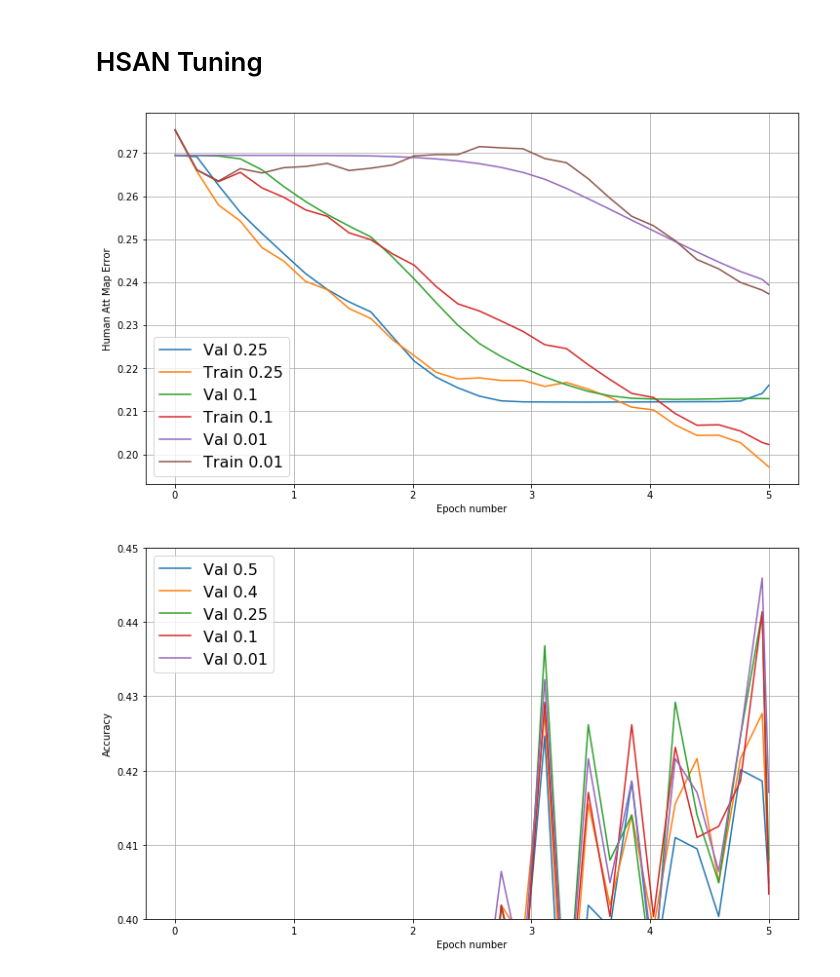
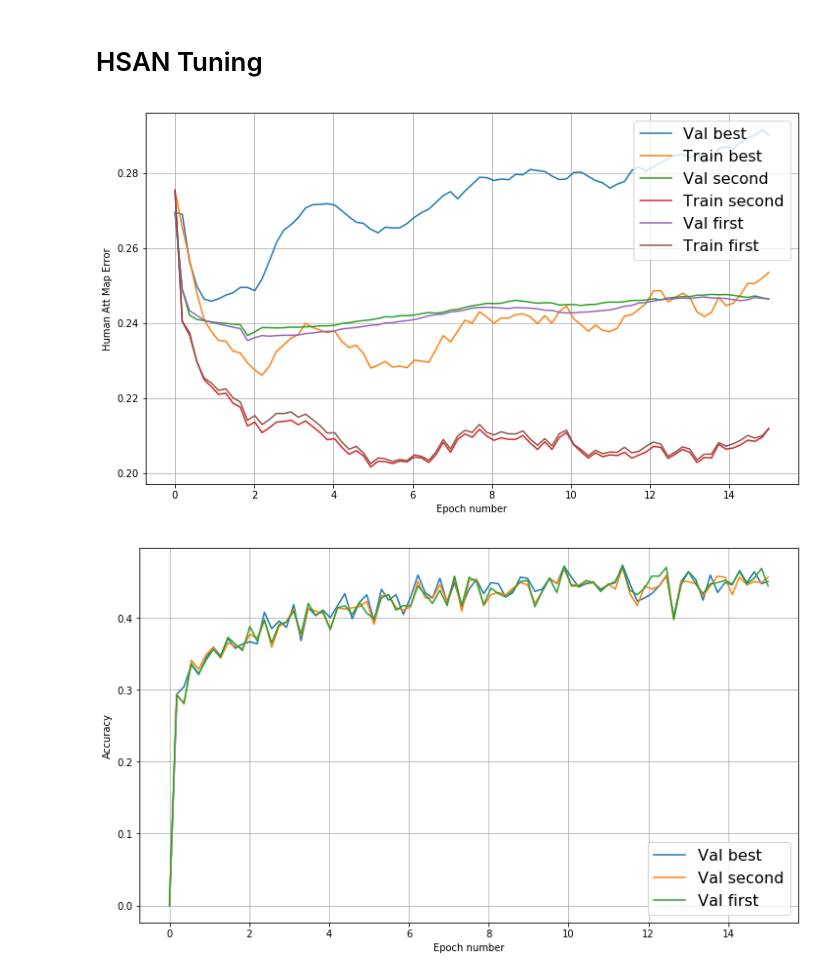
Before and after one commit to goncalomcorreia/vqa_human_attention, a Jupyter notebook: Plots.ipynb, the cells around one changed output. Saved outputs shown, nothing was run; the diff lists cells and outputs as text; code cells hidden in the pictures.

Commit message:
Plots

```diff
--- a/Plots.ipynb
+++ b/Plots.ipynb
@@ -378,10 +378,11 @@ x_axis_sub_train = []
 acc_train = []
 err_train = []
 err_map_train = []
-labels = ['0.5', '0.4', '0.25', '0.1', '0.01']
+labels = ['best', 'second', 'first']
 
-plot_dir = '/afs/inf.ed.ac.uk/user/s16/s1670404/vqa_human_attention/expt/tuning/'
-plot = 'tune_hsan_deepfix_plot_details.npz'
+plot_dir = '/afs/inf.ed.ac.uk/group/synproc/Goncalo/expt/tuning/'
+
+plot = 'tune_hsan_deepfix_lmda_0.1_noLB_plot_details.npz'
 
 with np.load(plot_dir+plot) as data:
     err_valid.append(data['valid_error'])
@@ -394,8 +395,7 @@ with np.load(plot_dir+plot) as data:
     err_train.append(data['train_error'])
     acc_train.append(data['train_accuracy'])
 
-
-plot = 'tune_hsan_deepfix_lmda_0.4_plot_details.npz'
+plot = 'tune_hsan_deepfix_lmda_0.5_second_plot_details.npz'
 
 with np.load(plot_dir+plot) as data:
     err_valid.append(data['valid_error'])
@@ -408,7 +408,7 @@ with np.load(plot_dir+plot) as data:
     err_train.append(data['train_error'])
     acc_train.append(data['train_accuracy'])
 
-plot = 'tune_hsan_deepfix_lmda_0.25_plot_details.npz'
+plot = 'tune_hsan_deepfix_lmda_0.5_first_plot_details.npz'
 
 with np.load(plot_dir+plot) as data:
     err_valid.append(data['valid_error'])
@@ -420,59 +420,34 @@ with np.load(plot_dir+plot) as data:
     x_axis_main_train.append(data['main_x_axis'])
     err_train.append(data['train_error'])
     acc_train.append(data['train_accuracy'])
-
-plot = 'tune_hsan_deepfix_lmda_0.1_plot_details.npz'
-
-with np.load(plot_dir+plot) as data:
-    err_valid.append(data['valid_error'])
-    acc_valid.append(data['valid_accuracy'])
-    x_axis_valid.append(data['x_axis_epochs'])
-    err_map_valid.append(data['valid_error_map'])
-    err_map_train.append(data['train_error_map'])
-    x_axis_sub_train.append(data['sub_x_axis'])
-    x_axis_main_train.append(data['main_x_axis'])
-    err_train.append(data['train_error'])
-    acc_train.append(data['train_accuracy'])
-
-plot = 'tune_hsan_deepfix_lmda_0.01_plot_details.npz'
-
-with np.load(plot_dir+plot) as data:
-    err_valid.append(data['valid_error'])
-    acc_valid.append(data['valid_accuracy'])
-    x_axis_valid.append(data['x_axis_epochs'])
-    err_map_valid.append(data['valid_error_map'])
-    err_map_train.append(data['train_error_map'])
-    x_axis_sub_train.append(data['sub_x_axis'])
-    x_axis_main_train.append(data['main_x_axis'])
-    err_train.append(data['train_error'])
-    acc_train.append(data['train_accuracy'])
 # %%
 fig = plt.figure(figsize=(12, 7))
 ax1 = fig.add_subplot(1, 1, 1)
-for i in xrange(2, len(x_axis_valid)):
+for i in xrange(len(x_axis_valid)):
     ax1.plot(x_axis_valid[i], running_mean(err_map_valid[i],10), label='Val '+labels[i])
     ax1.plot(x_axis_sub_train[i], running_mean(err_map_train[i],10), label='Train '+labels[i])
 ax1.legend(loc=0,prop={'size':16})
 ax1.grid()
 ax1.set_xlabel('Epoch number')
 ax1.set_ylabel('Human Att Map Error')
+#ax1.set_xlim(0.,5.)
 fig.show()
 # %% [output]
-[figure, old version]
+[figure, new version]
 # %%
 fig = plt.figure(figsize=(12, 7))
 ax1 = fig.add_subplot(1, 1, 1)
 for i in xrange(len(x_axis_valid)):
     ax1.plot(x_axis_valid[i], acc_valid[i], label='Val '+labels[i])
     #ax1.plot(x_axis_main_train[i], running_mean(acc_train[i],10), label='Train '+labels[i])
 ax1.legend(loc=0,prop={'size':16})
 ax1.set_xlabel('Epoch number')
 ax1.set_ylabel('Accuracy')
-ax1.set_ylim(0.4,0.45)
+#ax1.set_ylim(0.3,0.45)
 ax1.grid()
 fig.show()
 # %% [output]
-[figure, old version]
+[figure, new version]
 # %%
 fig = plt.figure(figsize=(12, 7))
 ax1 = fig.add_subplot(1, 1, 1)
```
Also changed, not shown: parts of 10 cells of this notebook, 52 other files.
